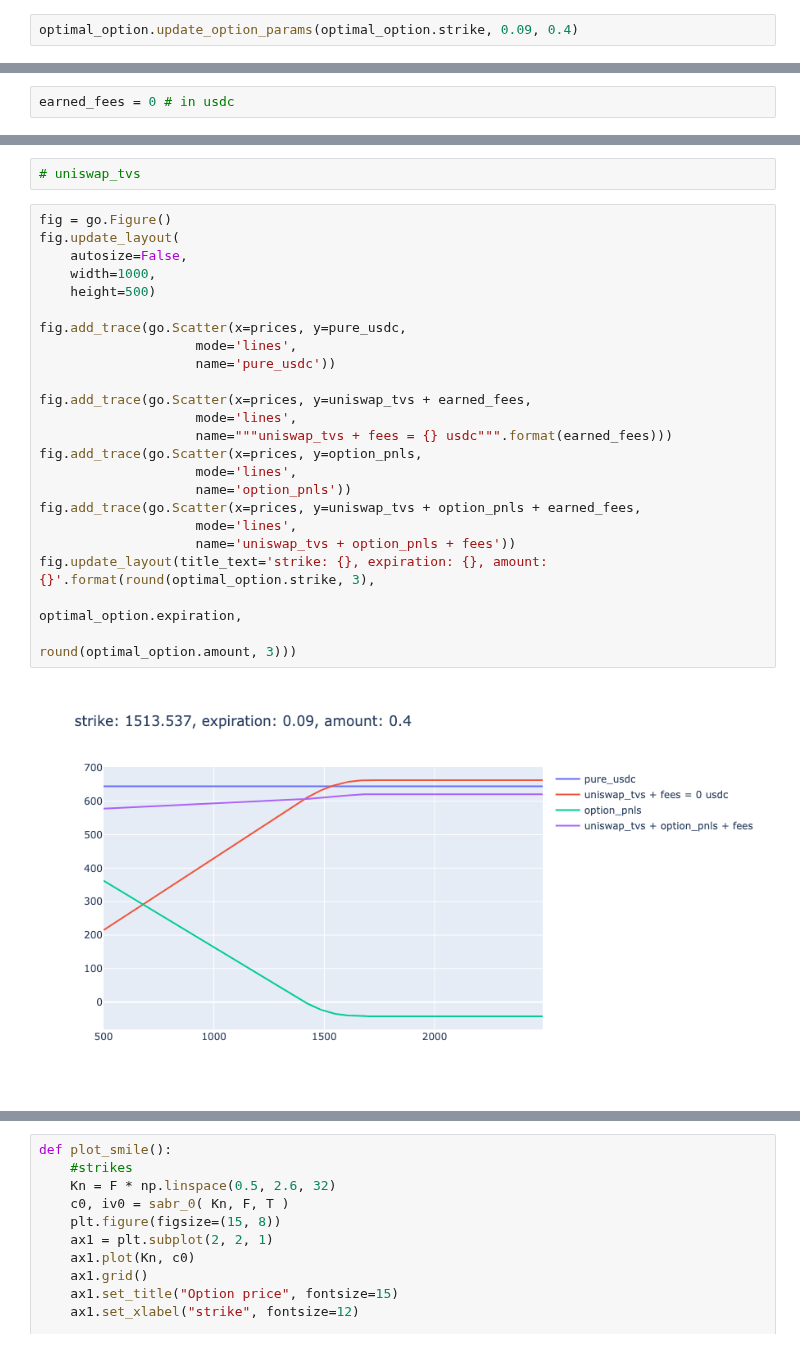
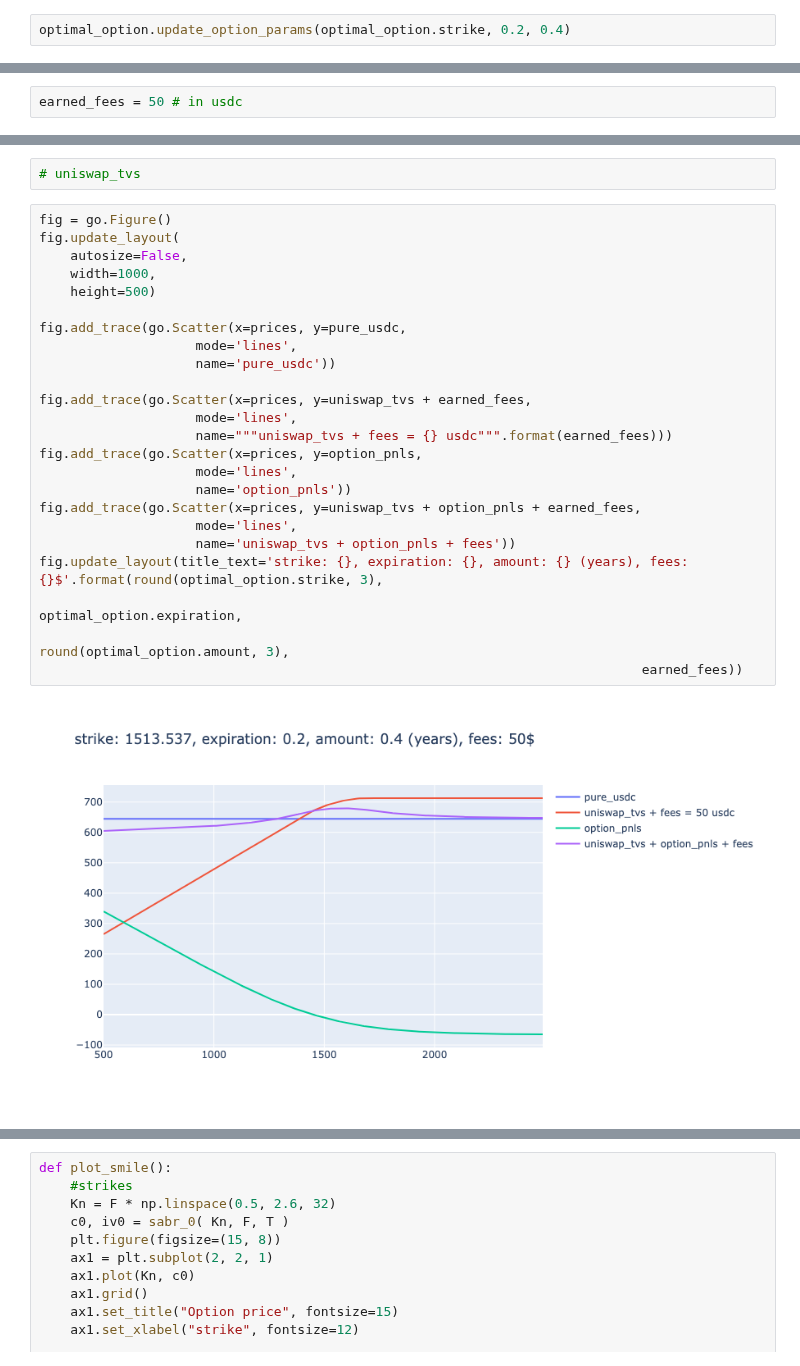
Before and after one commit to DeltaDex-Protocol/research, a Jupyter notebook: backtest/long-dated-options.ipynb, the cells around one changed output, grey strips where cells are left out. Saved outputs shown, nothing was run; the diff lists cells and outputs as text.

```diff
--- a/backtest/long-dated-options.ipynb
+++ b/backtest/long-dated-options.ipynb
@@ -274,12 +274,12 @@ optimal_option.initial_cost
 # %% [output]
 51.51540200741506
 # %%
-optimal_option.update_option_params(optimal_option.strike, 0.09, 0.4)
+optimal_option.update_option_params(optimal_option.strike, 0.2, 0.4)
 # %%
 uniswap_tvs = np.array([uniswap_position.get_total_value(price) for price in prices])
 option_pnls = optimal_option.calculate_hedged_position(prices)
 # %%
-earned_fees = 0 # in usdc
+earned_fees = 50 # in usdc
 # %%
 # pure_usdc
 # %%
@@ -287,28 +287,29 @@ earned_fees = 0 # in usdc
 # %%
 fig = go.Figure()
 fig.update_layout(
     autosize=False,
     width=1000,
     height=500)
 
 fig.add_trace(go.Scatter(x=prices, y=pure_usdc,
                     mode='lines',
                     name='pure_usdc'))
 
 fig.add_trace(go.Scatter(x=prices, y=uniswap_tvs + earned_fees,
                     mode='lines',
                     name="""uniswap_tvs + fees = {} usdc""".format(earned_fees)))
 fig.add_trace(go.Scatter(x=prices, y=option_pnls,
                     mode='lines',
                     name='option_pnls'))
 fig.add_trace(go.Scatter(x=prices, y=uniswap_tvs + option_pnls + earned_fees,
                     mode='lines',
                     name='uniswap_tvs + option_pnls + fees'))
-fig.update_layout(title_text='strike: {}, expiration: {}, amount: {}'.format(round(optimal_option.strike, 3),
+fig.update_layout(title_text='strike: {}, expiration: {}, amount: {} (years), fees: {}$'.format(round(optimal_option.strike, 3),
                                                                              optimal_option.expiration,
-                                                                             round(optimal_option.amount, 3)))
+                                                                             round(optimal_option.amount, 3),
+                                                                             earned_fees))
 # %% [output]
-[figure, old version]
+[figure, new version]
 # %%
 print(optimal_option)
 # %% [output]
```
Also changed, not shown: parts of 2 cells of this notebook.
